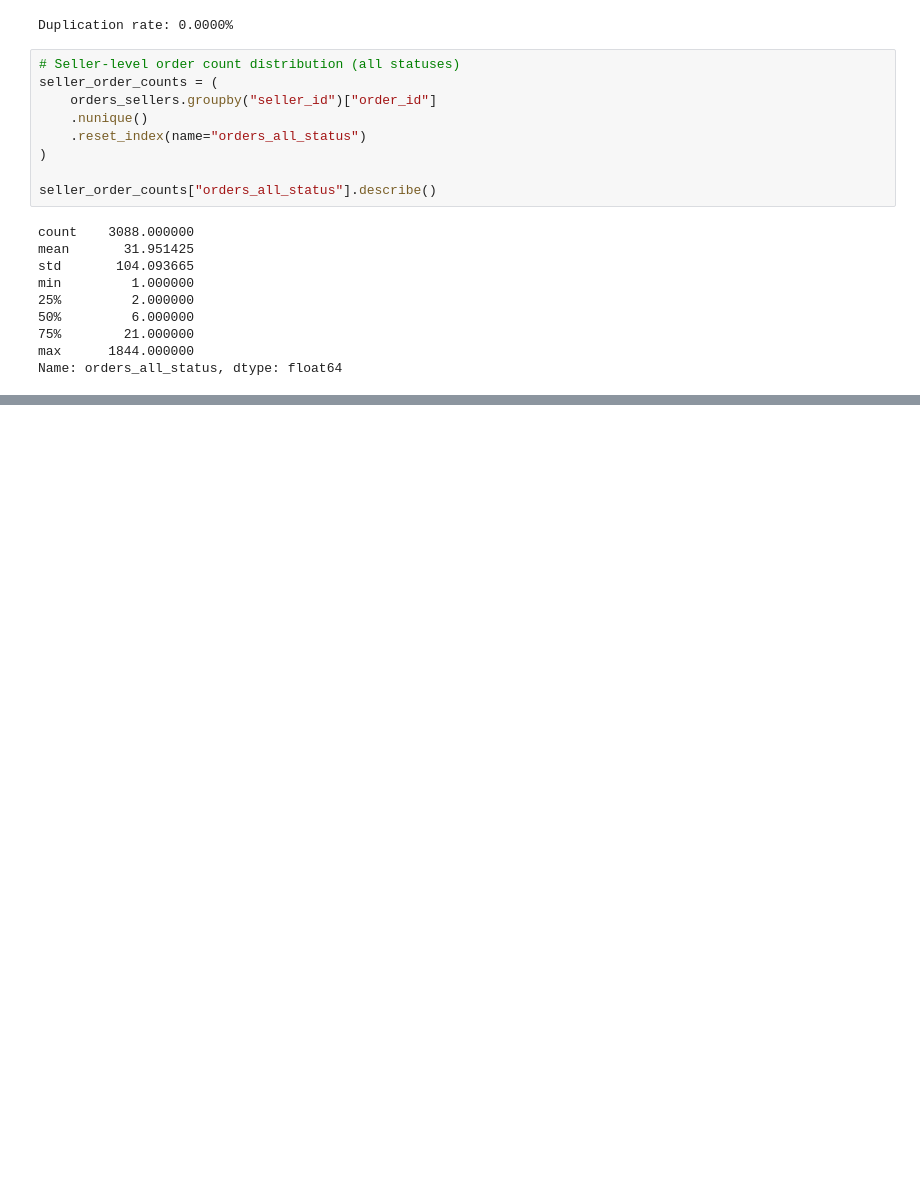
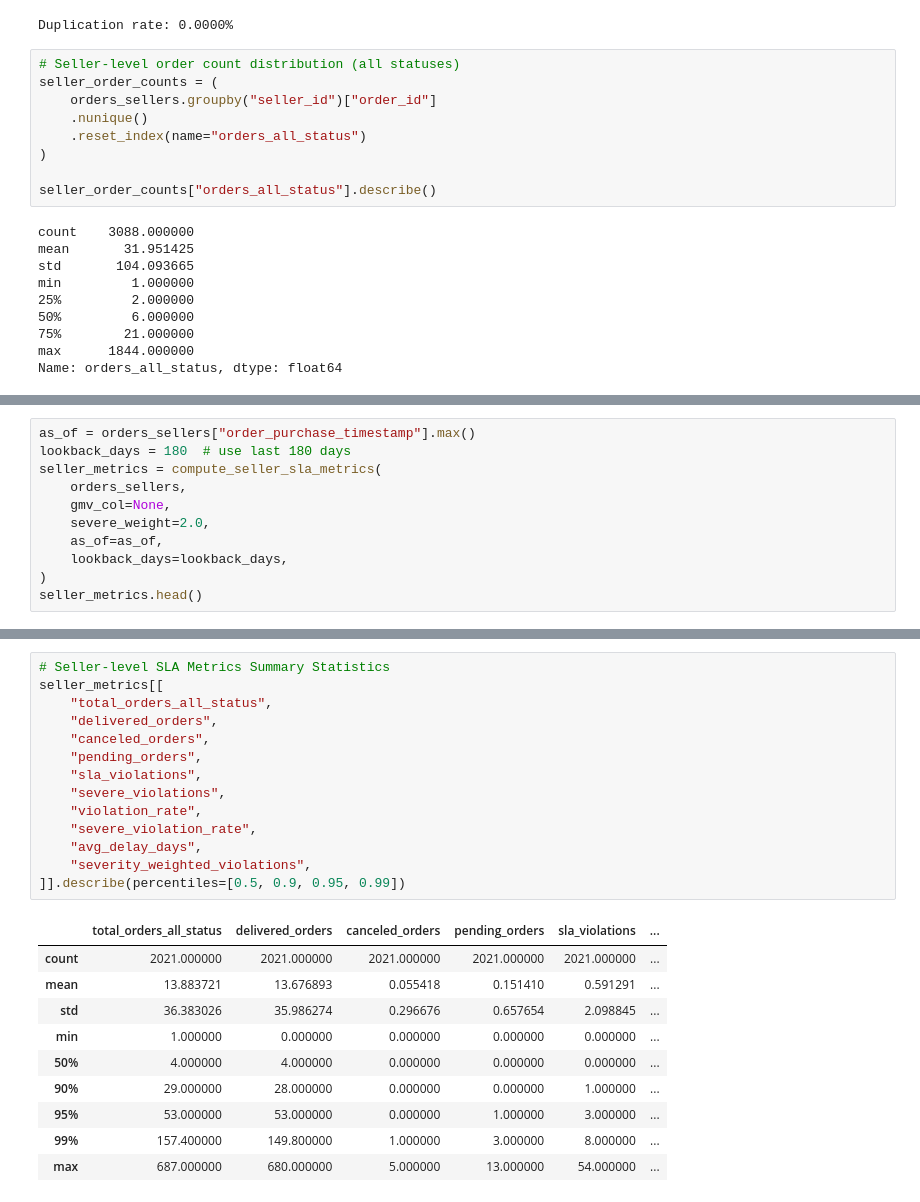
Before and after one commit to andrewyang0620/Marketplace-Sla-Risk-Analysis, a Jupyter notebook: notebooks/01_seller_risk.ipynb, the cells around one changed output, grey strips where cells are left out. Saved outputs shown, nothing was run; the diff lists cells and outputs as text; blank space fills up the shorter version.

Commit message:
compute_seller_sla_metrics function implemented, juoyter seller sla metrics helpers implemented

```diff
--- a/notebooks/01_seller_risk.ipynb
+++ b/notebooks/01_seller_risk.ipynb
@@ -142,0 +152,11 @@ text = base.mark_text(
+# %%
+as_of = orders_sellers["order_purchase_timestamp"].max()
+lookback_days = 180  # use last 180 days
+seller_metrics = compute_seller_sla_metrics(
+    orders_sellers,
+    gmv_col=None,
+    severe_weight=2.0,
+    as_of=as_of,
+    lookback_days=lookback_days,
+)
+seller_metrics.head()
@@ -142,0 +171,25 @@ text = base.mark_text(
+# %%
+# Seller-level SLA Metrics Summary Statistics
+seller_metrics[[
+    "total_orders_all_status",
+    "delivered_orders",
+    "canceled_orders",
+    "pending_orders",
+    "sla_violations",
+    "severe_violations",
+    "violation_rate",
+    "severe_violation_rate",
+    "avg_delay_days",
+    "severity_weighted_violations",
+]].describe(percentiles=[0.5, 0.9, 0.95, 0.99])
+# %% [output]
+|  | total_orders_all_status | delivered_orders | canceled_orders | pending_orders | sla_violations | ... |
+| count | 2021.000000 | 2021.000000 | 2021.000000 | 2021.000000 | 2021.000000 | ... |
+| mean | 13.883721 | 13.676893 | 0.055418 | 0.151410 | 0.591291 | ... |
+| std | 36.383026 | 35.986274 | 0.296676 | 0.657654 | 2.098845 | ... |
+| min | 1.000000 | 0.000000 | 0.000000 | 0.000000 | 0.000000 | ... |
+| 50% | 4.000000 | 4.000000 | 0.000000 | 0.000000 | 0.000000 | ... |
+| 90% | 29.000000 | 28.000000 | 0.000000 | 0.000000 | 1.000000 | ... |
+| 95% | 53.000000 | 53.000000 | 0.000000 | 1.000000 | 3.000000 | ... |
+| 99% | 157.400000 | 149.800000 | 1.000000 | 3.000000 | 8.000000 | ... |
+| max | 687.000000 | 680.000000 | 5.000000 | 13.000000 | 54.000000 | ... |
```
Also changed, not shown: parts of 3 cells of this notebook.
